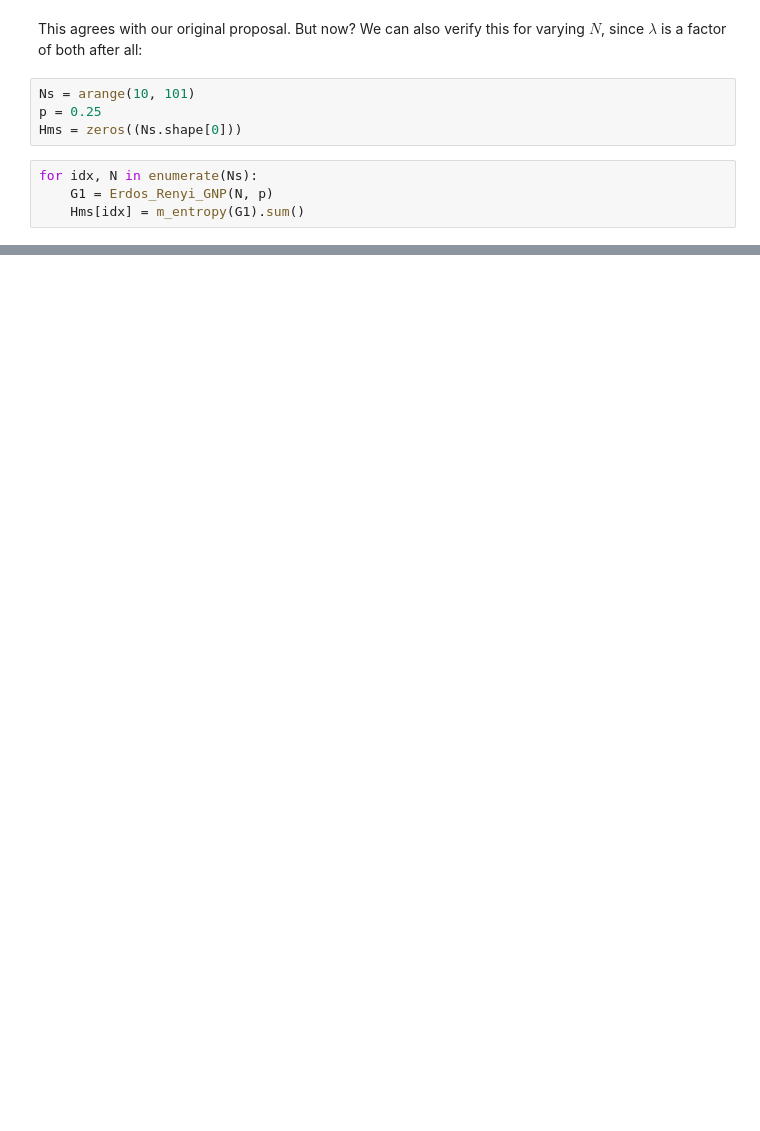
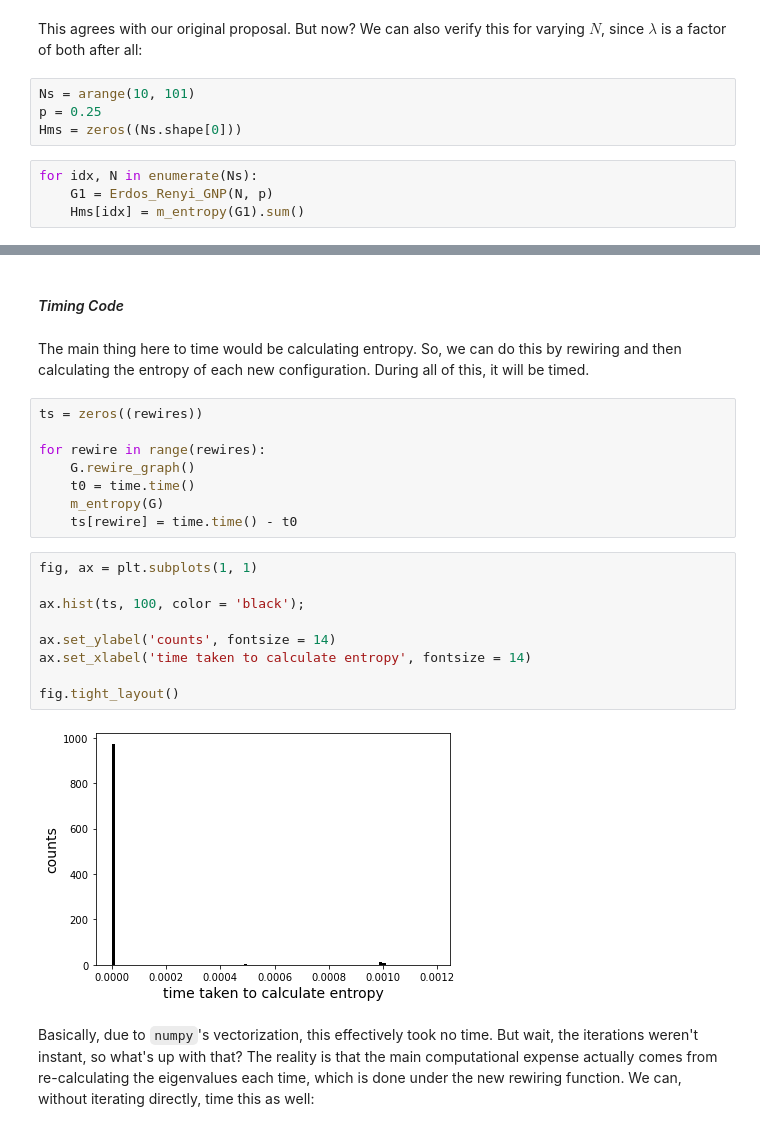
Before and after one commit to ubsuny/MC_RandomNetworks-RaspiZero, a Jupyter notebook: spectral_analysis.ipynb, the cells around one changed output, grey strips where cells are left out. Saved outputs shown, nothing was run; the diff lists cells and outputs as text; blank space fills up the shorter version.

```diff
--- a/spectral_analysis.ipynb
+++ b/spectral_analysis.ipynb
@@ -182,0 +227,25 @@ Interestingly, the function is a bit smoother, but it has the same general shape
+# %% [markdown]
+#### _Timing Code_
+# %% [markdown]
+The main thing here to time would be calculating entropy.  So, we can do this by rewiring and then calculating the entropy of each new configuration.  During all of this, it will be timed.
+# %%
+ts = zeros((rewires))
+
+for rewire in range(rewires):
+    G.rewire_graph()
+    t0 = time.time()
+    m_entropy(G)
+    ts[rewire] = time.time() - t0
+# %%
+fig, ax = plt.subplots(1, 1)
+
+ax.hist(ts, 100, color = 'black');
+
+ax.set_ylabel('counts', fontsize = 14)
+ax.set_xlabel('time taken to calculate entropy', fontsize = 14)
+
+fig.tight_layout()
+# %% [output]
+[figure, added]
+# %% [markdown]
+Basically, due to `numpy`'s vectorization, this effectively took no time.  But wait, the iterations weren't instant, so what's up with that? The reality is that the main computational expense actually comes from re-calculating the eigenvalues each time, which is done under the new rewiring function.  We can, without iterating directly, time this as well:
```
Also changed, not shown: parts of 27 cells of this notebook, 1 other file.
